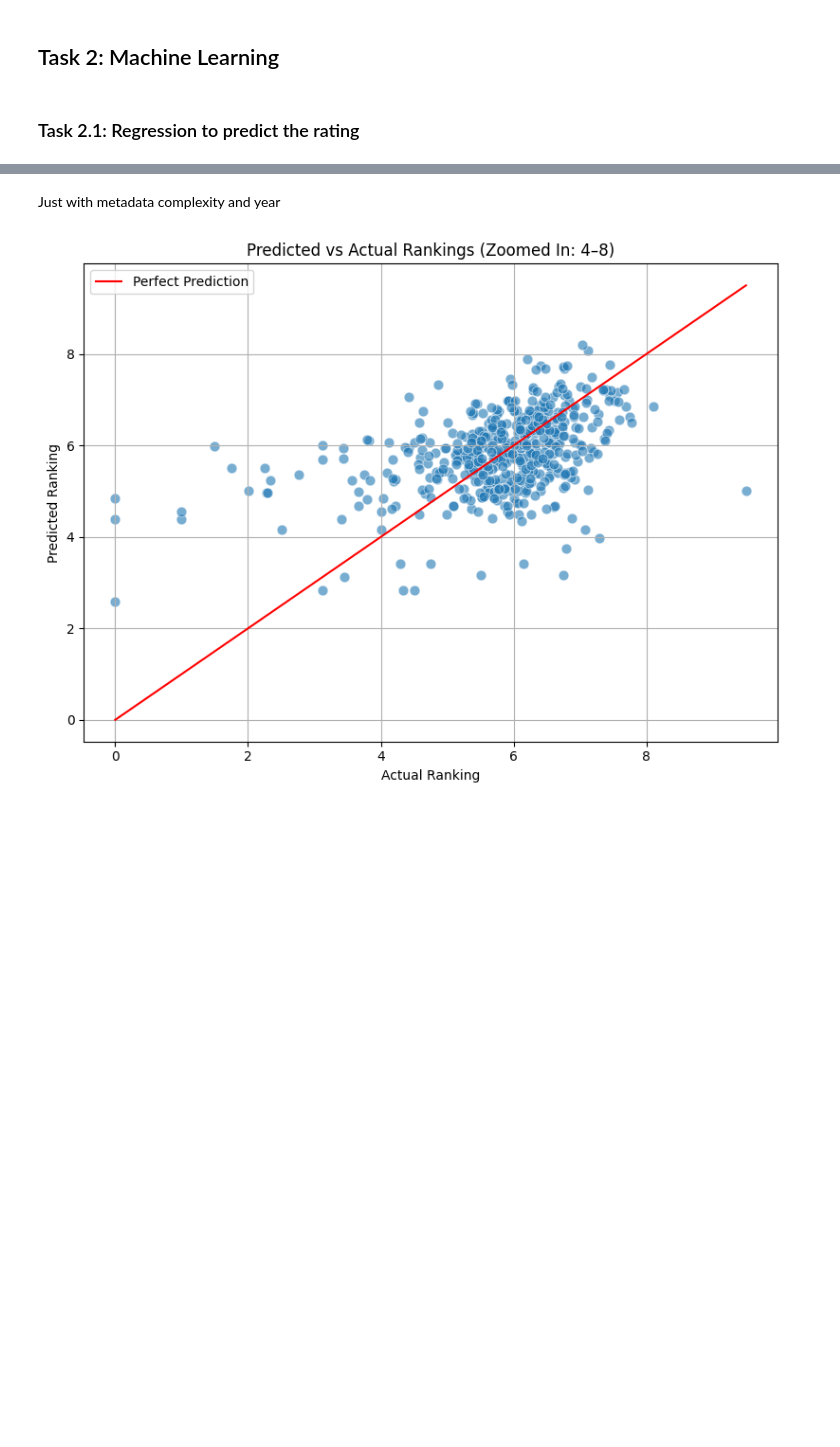
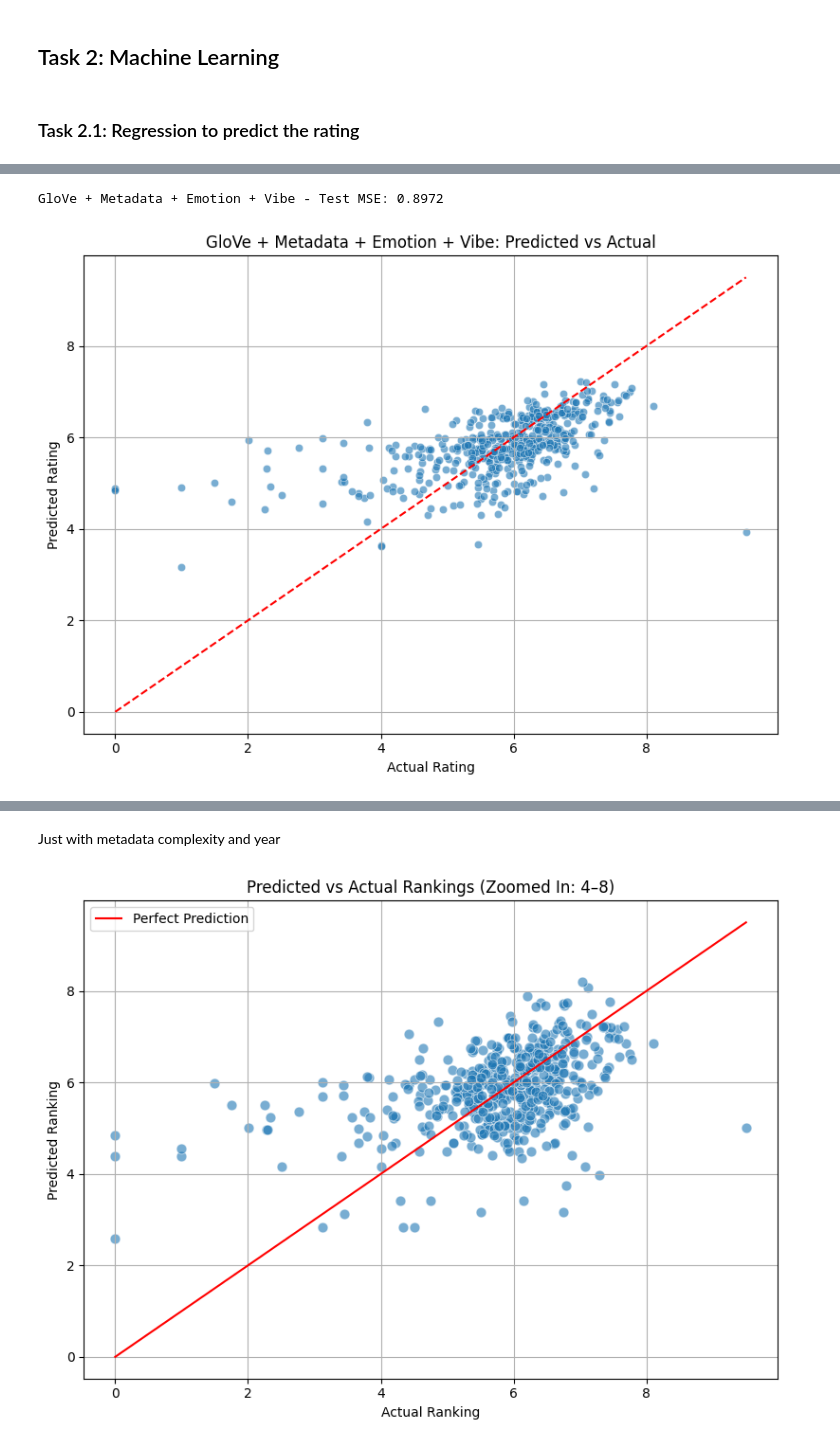
Before and after one commit to alexgaarciia/MLApps_BoardGames, a Jupyter notebook: mlapps_final_project.ipynb, the cells around one changed output, grey strips where cells are left out. Cells and saved outputs as stored; diff of their text form; code cells hidden in the pictures; blank space fills up the shorter version.

```diff
--- a/mlapps_final_project.ipynb
+++ b/mlapps_final_project.ipynb
@@ -518,0 +609,6 @@ for col in ["predicted_emotion", "predicted_vibe"]:
+# %%
+X_full = np.hstack([X_glove, X_meta, X_tone])
+_ = train_and_evaluate(X_full, y, model_name="GloVe + Metadata + Emotion + Vibe")
+# %% [output]
+GloVe + Metadata + Emotion + Vibe - Test MSE: 0.8972
+[figure, added]
```
Also changed, not shown: parts of 12 cells of this notebook.
